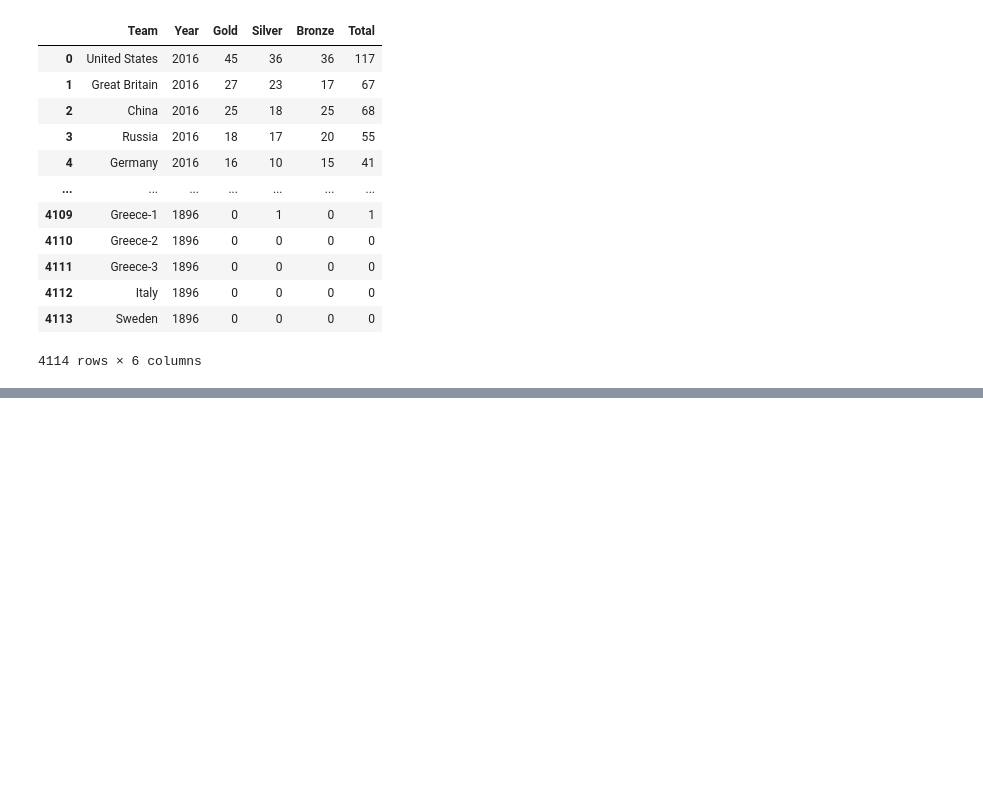
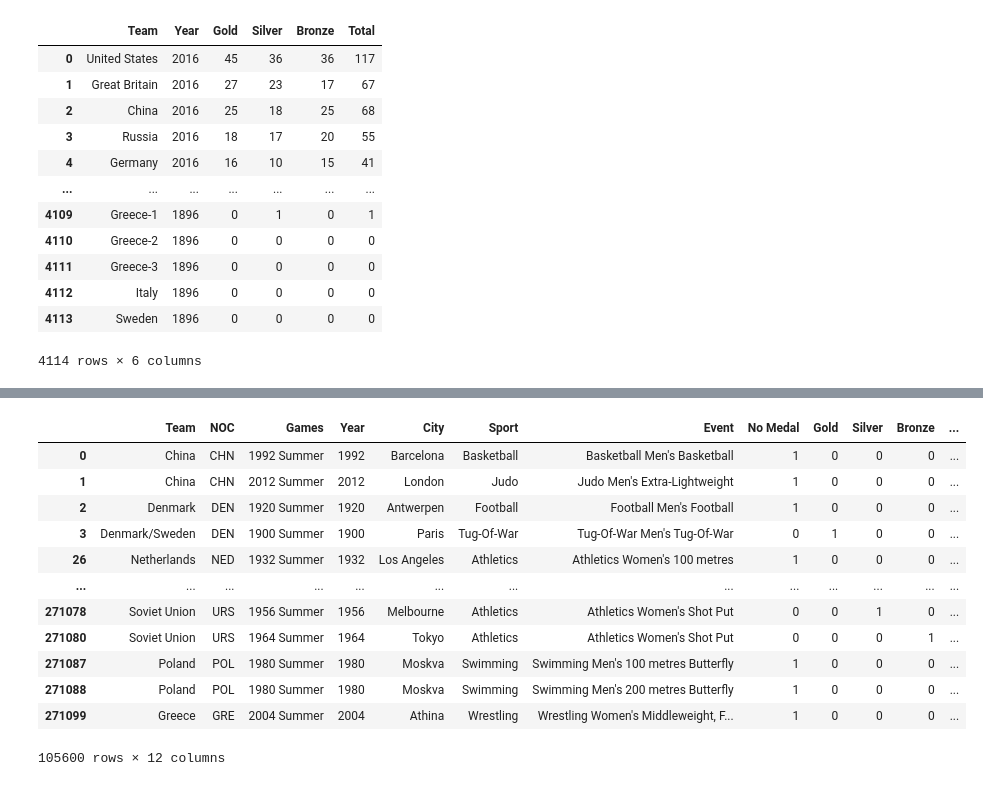
Before and after one commit to Yash-devs-cmd/Olympic-data-Analysis, a Jupyter notebook: experiments.ipynb, the cells around one changed output, grey strips where cells are left out. Cells and saved outputs as stored; diff of their text form; code cells hidden in the pictures; blank space fills up the shorter version.

```diff
--- a/experiments.ipynb
+++ b/experiments.ipynb
@@ -226,0 +268,19 @@ year_wise_df
+# %%
+medal_df = df_copy[['Team' , 'NOC' , 'Games' ,'Year' , 'City' , 'Sport' , 'Event' , 'No Medal' , 'Gold' , 'Silver' , 'Bronze' , 'Medal']]
+# medal_df.isnull().sum()
+# medal_df[medal_df['Medal']=='Gold']['NOC'].value_counts()
+medal_df
+# %% [output]
+|  | Team | NOC | Games | Year | City | Sport | Event | No Medal | Gold | Silver | Bronze | ... |
+| 0 | China | CHN | 1992 Summer | 1992 | Barcelona | Basketball | Basketball Men's Basketball | 1 | 0 | 0 | 0 | ... |
+| 1 | China | CHN | 2012 Summer | 2012 | London | Judo | Judo Men's Extra-Lightweight | 1 | 0 | 0 | 0 | ... |
+| 2 | Denmark | DEN | 1920 Summer | 1920 | Antwerpen | Football | Football Men's Football | 1 | 0 | 0 | 0 | ... |
+| 3 | Denmark/Sweden | DEN | 1900 Summer | 1900 | Paris | Tug-Of-War | Tug-Of-War Men's Tug-Of-War | 0 | 1 | 0 | 0 | ... |
+| 26 | Netherlands | NED | 1932 Summer | 1932 | Los Angeles | Athletics | Athletics Women's 100 metres | 1 | 0 | 0 | 0 | ... |
+| ... | ... | ... | ... | ... | ... | ... | ... | ... | ... | ... | ... | ... |
+| 271078 | Soviet Union | URS | 1956 Summer | 1956 | Melbourne | Athletics | Athletics Women's Shot Put | 0 | 0 | 1 | 0 | ... |
+| 271080 | Soviet Union | URS | 1964 Summer | 1964 | Tokyo | Athletics | Athletics Women's Shot Put | 0 | 0 | 0 | 1 | ... |
+| 271087 | Poland | POL | 1980 Summer | 1980 | Moskva | Swimming | Swimming Men's 100 metres Butterfly | 1 | 0 | 0 | 0 | ... |
+| 271088 | Poland | POL | 1980 Summer | 1980 | Moskva | Swimming | Swimming Men's 200 metres Butterfly | 1 | 0 | 0 | 0 | ... |
+| 271099 | Greece | GRE | 2004 Summer | 2004 | Athina | Wrestling | Wrestling Women's Middleweight, F... | 1 | 0 | 0 | 0 | ... |
+105600 rows × 12 columns
```
Also changed, not shown: parts of 9 cells of this notebook, 3 other files.
